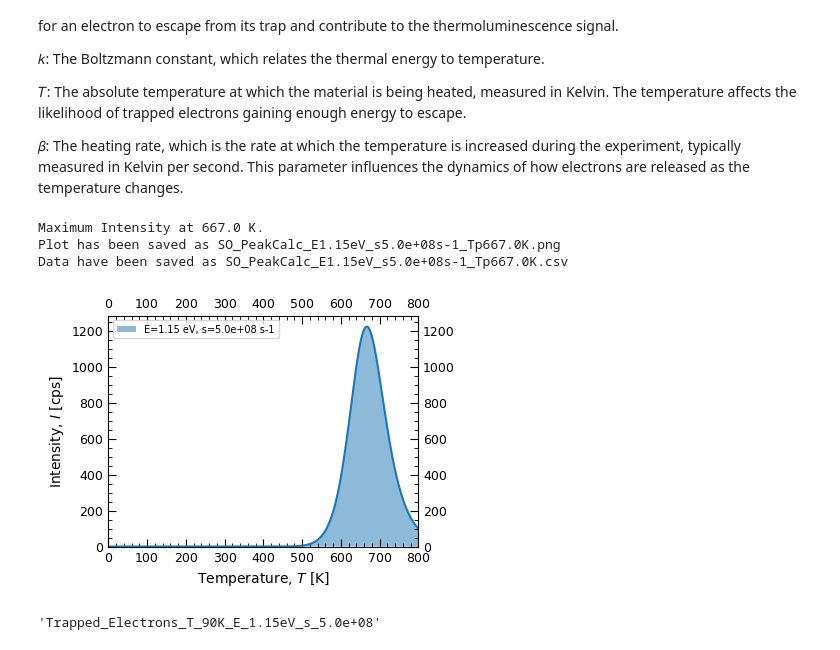
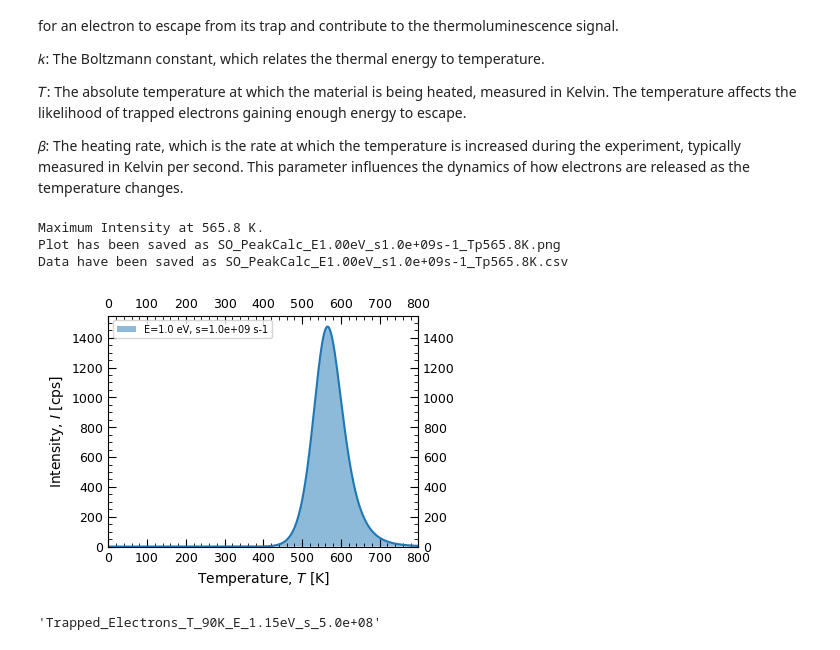
Before and after one commit to alexsehlke/Icarus_TLcalculations, a Jupyter notebook: Thermoluminescence_Calculations.ipynb, the cells around one changed output. Cells and saved outputs as stored; diff of their text form; code cells hidden in the pictures.

```diff
--- a/Thermoluminescence_Calculations.ipynb
+++ b/Thermoluminescence_Calculations.ipynb
@@ -28,6 +28,7 @@ n0: The initial concentration of trapped charge carriers (e.g., electrons) in th
 𝛽: The heating rate, which is the rate at which the temperature is increased during the experiment, typically measured in Kelvin per second. This parameter influences the dynamics of how electrons are released as the temperature changes.
 # %%
 import numpy as np
+import pandas as pd
 import matplotlib.pyplot as plt
 from scipy.integrate import quad
 
@@ -35,10 +36,10 @@ from scipy.integrate import quad
 ## Adjust input parameters at the end of script under 'Input parameters'
 
 # Input parameters
-E_eV = 1.15    # Activation energy in eV
+E_eV = 1.00    # Activation energy in eV
 N = 1E5    # Total concentration of traps
 n0 = N*(1/5)  # Initial concentration of electrons in traps
-s = 5E8   # Frequency factor
+s = 1E9   # Frequency factor
 beta = 7.5    # Heating rate
 
 T0 = 1    # Starting temperature for the measurement
@@ -98,38 +99,38 @@ def plot_intensity_vs_temperature_and_find_max(E_eV, n0, s, beta, N, T0, T_max):
     plt.show
 
 
 
     # Generating the CSV file name based on the temperature, E value in eV, and s value
     filename = f"SO_PeakCalc_E{E_eV:.2f}eV_s{s:.1e}s-1_Tp{max_intensity_temperature:.1f}K"
 
     # Save the plot with the same naming convention
     plt.savefig(f"./calculations/{filename}.png", dpi=600, bbox_inches='tight')
 
 
     # Print the temperature of maximum intensity
     print(f'Maximum Intensity at {max_intensity_temperature:.1f} K.')
     print(f"Plot has been saved as {filename}.png")
     print(f"Data have been saved as {filename}.csv")
 
     # Create a DataFrame from the simulation data
 
 
     df_output_s1 = pd.DataFrame({
         'temp_K': T_range,
         'intensity': intensity_values,
     })
 
     # Save the DataFrame to a CSV file
     df_output_s1.to_csv(f"./calculations/{filename}.csv", index=False)
 
 # Call the function to plot and find the maximum intensity temperature
 
-plot_intensity_vs_temperature_and_find_max(E_eV, n0, S, beta, N, T0, T_max)
+plot_intensity_vs_temperature_and_find_max(E_eV, n0, s, beta, N, T0, T_max)
 # %% [output]
-Maximum Intensity at 667.0 K.
-Plot has been saved as SO_PeakCalc_E1.15eV_s5.0e+08s-1_Tp667.0K.png
-Data have been saved as SO_PeakCalc_E1.15eV_s5.0e+08s-1_Tp667.0K.csv
+Maximum Intensity at 565.8 K.
+Plot has been saved as SO_PeakCalc_E1.00eV_s1.0e+09s-1_Tp565.8K.png
+Data have been saved as SO_PeakCalc_E1.00eV_s1.0e+09s-1_Tp565.8K.csv
-[figure, old version]
+[figure, new version]
 # %%
 # %% [output]
 'Trapped_Electrons_T_90K_E_1.15eV_s_5.0e+08'
```
Also changed, not shown: parts of 1 cell of this notebook, 13 other files.
